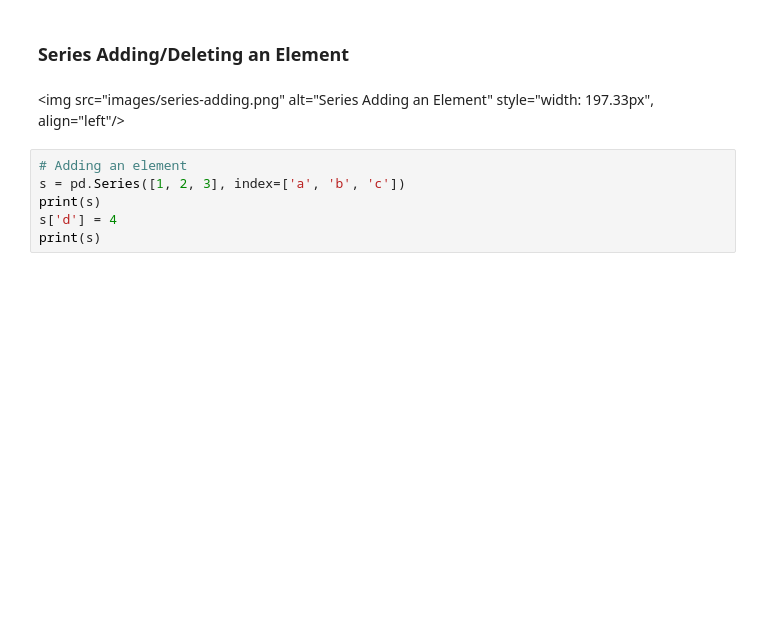
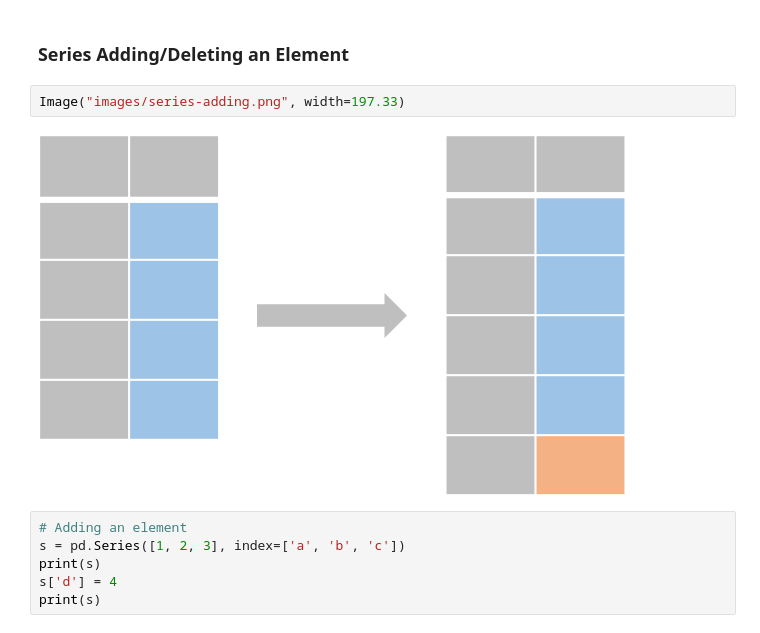
Before and after one commit to Zhenmao/Pandas-Reference-Guide, a Jupyter notebook: 1 Working with Series.ipynb, the cells around one changed output. Drawn from its saved outputs; the diff is of its cells as text; blank space fills up the shorter version.

```diff
--- a/1 Working with Series.ipynb
+++ b/1 Working with Series.ipynb
@@ -35,8 +38,10 @@ c    3
 dtype: int64
 # %% [markdown]
 ### Series Adding/Deleting an Element
-# %% [markdown]
-<img src="images/series-adding.png" alt="Series Adding an Element" style="width: 197.33px", align="left"/>
+# %%
+Image("images/series-adding.png", width=197.33)
+# %% [output]
+[figure, added]
 # %%
 # Adding an element
 s = pd.Series([1, 2, 3], index=['a', 'b', 'c'])
```
Also changed, not shown: parts of 11 cells of this notebook.
